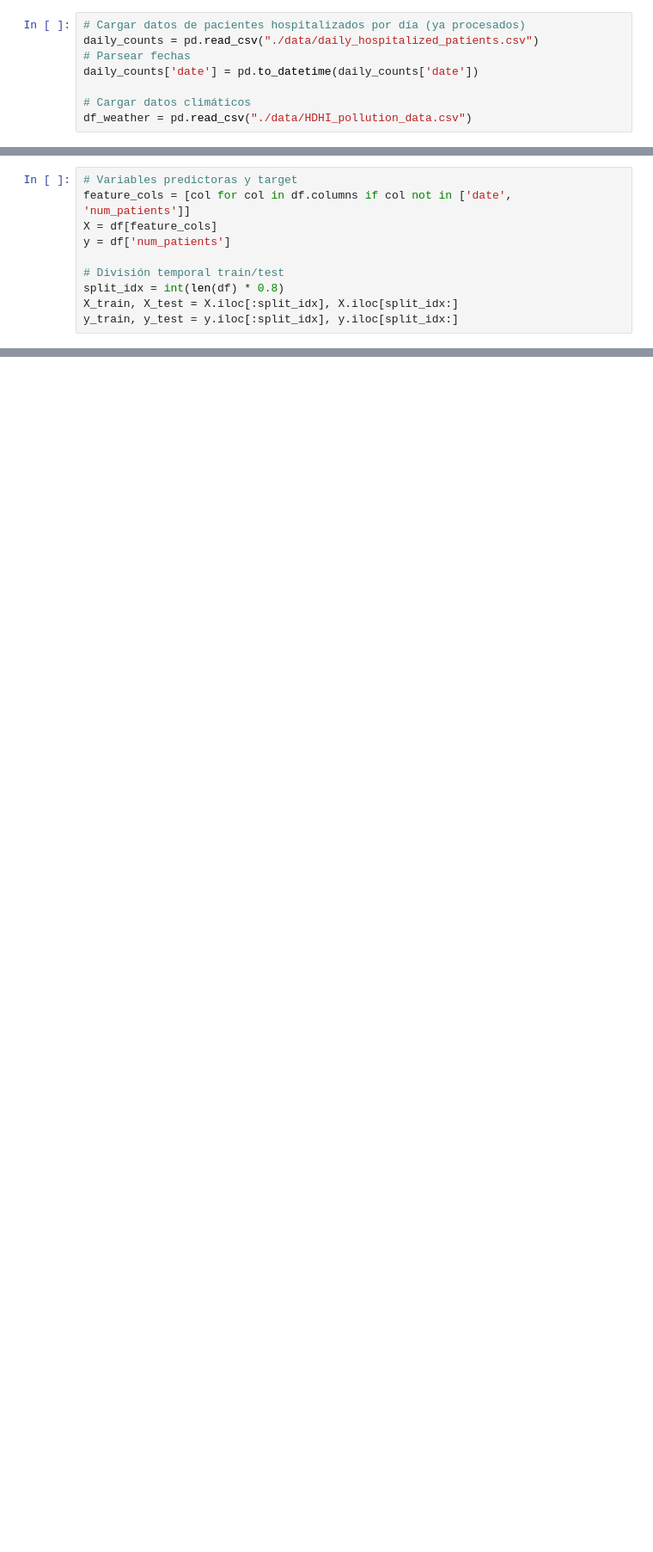
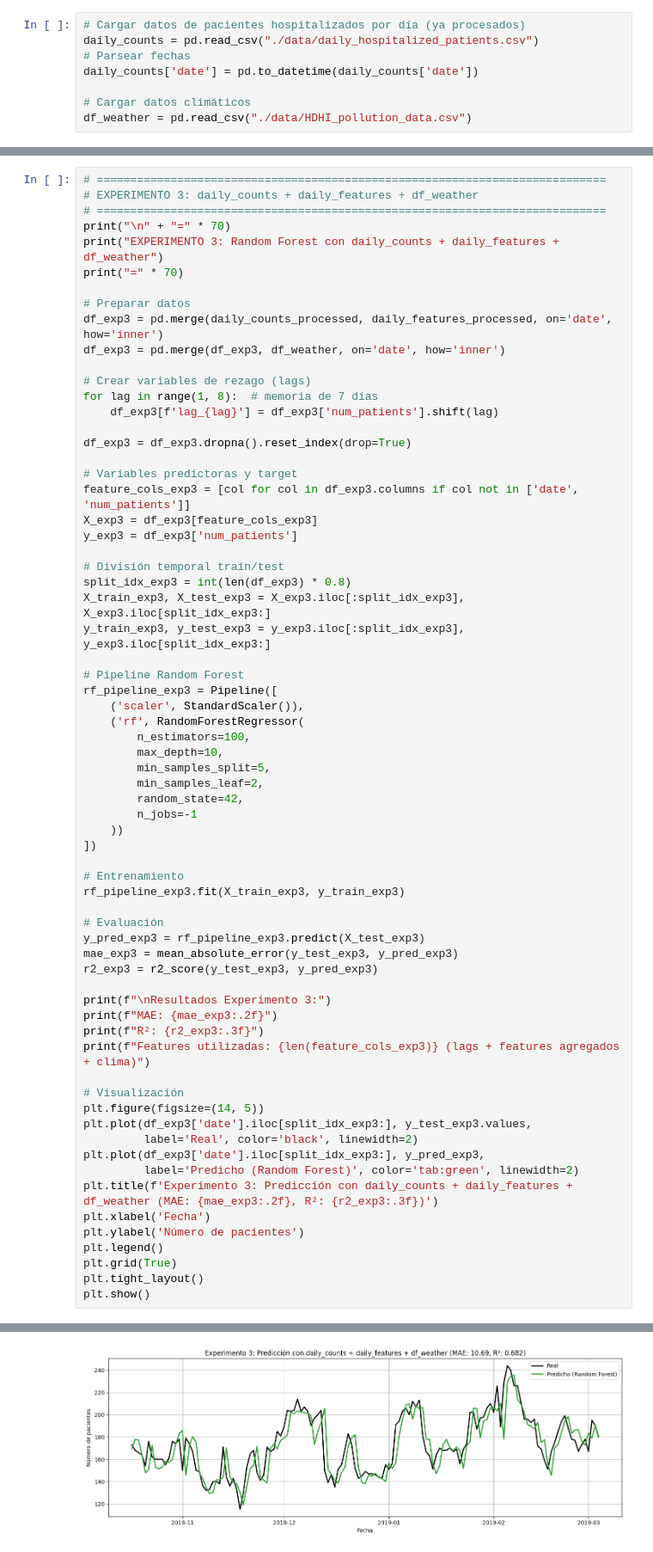
Before and after one commit to Gaby-D/Proyecto_Final_IC_2025, a Jupyter notebook: 03_RandomForest.ipynb, the cells around one changed output, grey strips where cells are left out. Shown at 86% size. Cells and saved outputs as stored; diff of their text form; blank space fills up the shorter version.

```diff
--- a/03_RandomForest.ipynb
+++ b/03_RandomForest.ipynb
@@ -58,10 +261,68 @@ df = df.dropna().reset_index(drop=True)
 # %%
+# ============================================================================
+# EXPERIMENTO 3: daily_counts + daily_features + df_weather
+# ============================================================================
+print("\n" + "=" * 70)
+print("EXPERIMENTO 3: Random Forest con daily_counts + daily_features + df_weather")
+print("=" * 70)
+
+# Preparar datos
+df_exp3 = pd.merge(daily_counts_processed, daily_features_processed, on='date', how='inner')
+df_exp3 = pd.merge(df_exp3, df_weather, on='date', how='inner')
+
+# Crear variables de rezago (lags)
+for lag in range(1, 8):  # memoria de 7 días
+    df_exp3[f'lag_{lag}'] = df_exp3['num_patients'].shift(lag)
+
+df_exp3 = df_exp3.dropna().reset_index(drop=True)
+
 # Variables predictoras y target
-feature_cols = [col for col in df.columns if col not in ['date', 'num_patients']]
-X = df[feature_cols]
-y = df['num_patients']
+feature_cols_exp3 = [col for col in df_exp3.columns if col not in ['date', 'num_patients']]
+X_exp3 = df_exp3[feature_cols_exp3]
+y_exp3 = df_exp3['num_patients']
 
 # División temporal train/test
-split_idx = int(len(df) * 0.8)
-X_train, X_test = X.iloc[:split_idx], X.iloc[split_idx:]
-y_train, y_test = y.iloc[:split_idx], y.iloc[split_idx:]
+split_idx_exp3 = int(len(df_exp3) * 0.8)
+X_train_exp3, X_test_exp3 = X_exp3.iloc[:split_idx_exp3], X_exp3.iloc[split_idx_exp3:]
+y_train_exp3, y_test_exp3 = y_exp3.iloc[:split_idx_exp3], y_exp3.iloc[split_idx_exp3:]
+
+# Pipeline Random Forest
+rf_pipeline_exp3 = Pipeline([
+    ('scaler', StandardScaler()),
+    ('rf', RandomForestRegressor(
+        n_estimators=100,
+        max_depth=10,
+        min_samples_split=5,
+        min_samples_leaf=2,
+        random_state=42,
+        n_jobs=-1
+    ))
+])
+
+# Entrenamiento
+rf_pipeline_exp3.fit(X_train_exp3, y_train_exp3)
+
+# Evaluación
+y_pred_exp3 = rf_pipeline_exp3.predict(X_test_exp3)
+mae_exp3 = mean_absolute_error(y_test_exp3, y_pred_exp3)
+r2_exp3 = r2_score(y_test_exp3, y_pred_exp3)
+
+print(f"\nResultados Experimento 3:")
+print(f"MAE: {mae_exp3:.2f}")
+print(f"R²: {r2_exp3:.3f}")
+print(f"Features utilizadas: {len(feature_cols_exp3)} (lags + features agregados + clima)")
+
+# Visualización
+plt.figure(figsize=(14, 5))
+plt.plot(df_exp3['date'].iloc[split_idx_exp3:], y_test_exp3.values,
+         label='Real', color='black', linewidth=2)
+plt.plot(df_exp3['date'].iloc[split_idx_exp3:], y_pred_exp3,
+         label='Predicho (Random Forest)', color='tab:green', linewidth=2)
+plt.title(f'Experimento 3: Predicción con daily_counts + daily_features + df_weather (MAE: {mae_exp3:.2f}, R²: {r2_exp3:.3f})')
+plt.xlabel('Fecha')
+plt.ylabel('Número de pacientes')
+plt.legend()
+plt.grid(True)
+plt.tight_layout()
+plt.show()
+# %% [output]
@@ -67,0 +337 @@ y_train, y_test = y.iloc[:split_idx], y.iloc[split_idx:]
+[figure, added]
```
Also changed, not shown: parts of 8 cells of this notebook, 1 other file.
